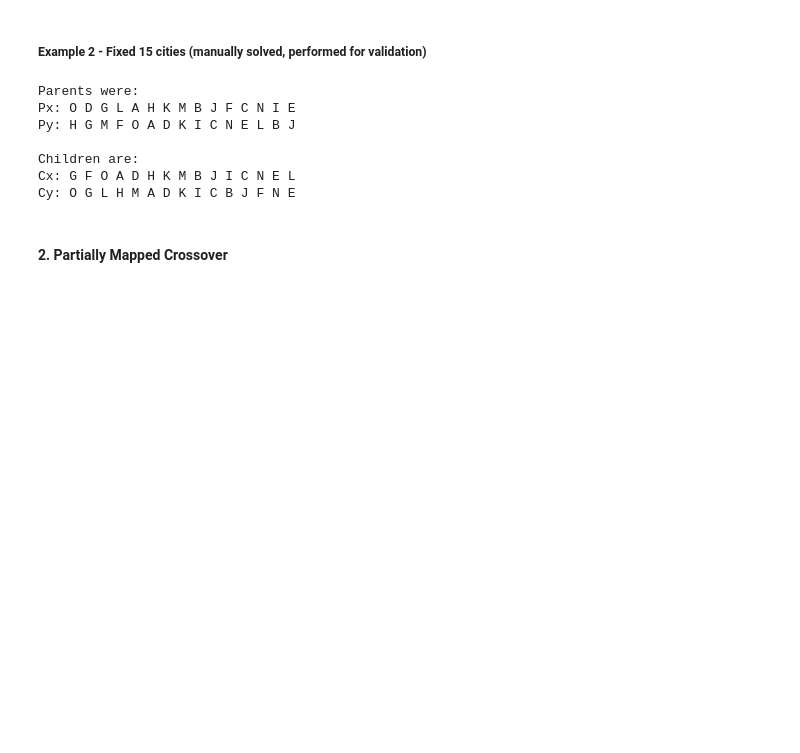
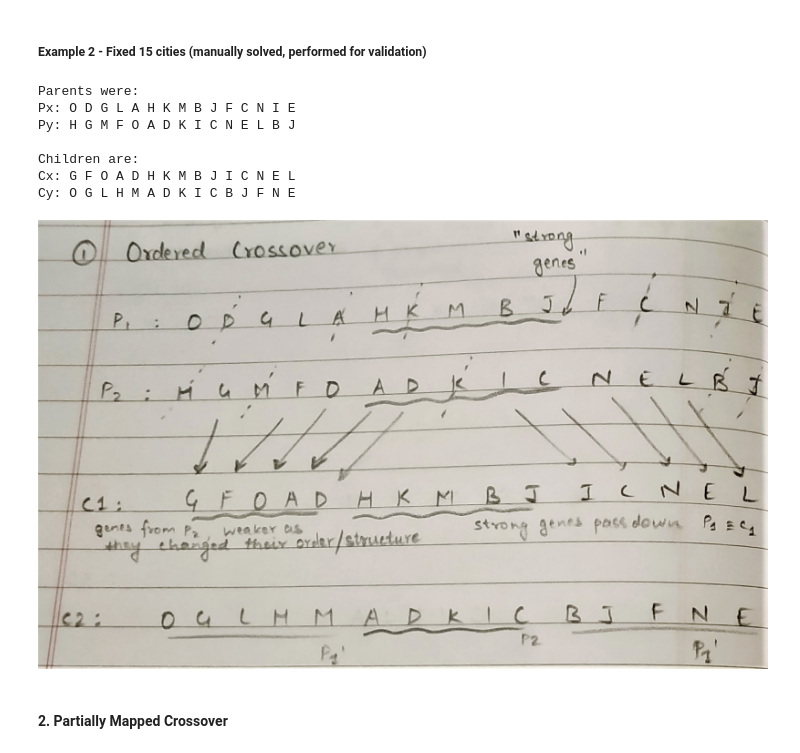
Before and after one commit to Skyoxima/AI_Practice, a Jupyter notebook: Genetic Algorithm/genetic_algorithm_crossovers.ipynb, the cells around one changed output. Cells and saved outputs as stored; diff of their text form; code cells hidden in the pictures; blank space fills up the shorter version.

Commit message:
Added images and minor change in PMX

```diff
--- a/Genetic Algorithm/genetic_algorithm_crossovers.ipynb
+++ b/Genetic Algorithm/genetic_algorithm_crossovers.ipynb
@@ -101,6 +99,10 @@ Py: H G M F O A D K I C N E L B J
 Children are:
 Cx: G F O A D H K M B J I C N E L
 Cy: O G L H M A D K I C B J F N E
+# %%
+Image(filename="./Ordered_Crossover_Solved.jpg")
+# %% [output]
+[figure, added]
 # %% [markdown]
 #### 2. Partially Mapped Crossover
 # %%
```
Also changed, not shown: parts of 6 cells of this notebook.
